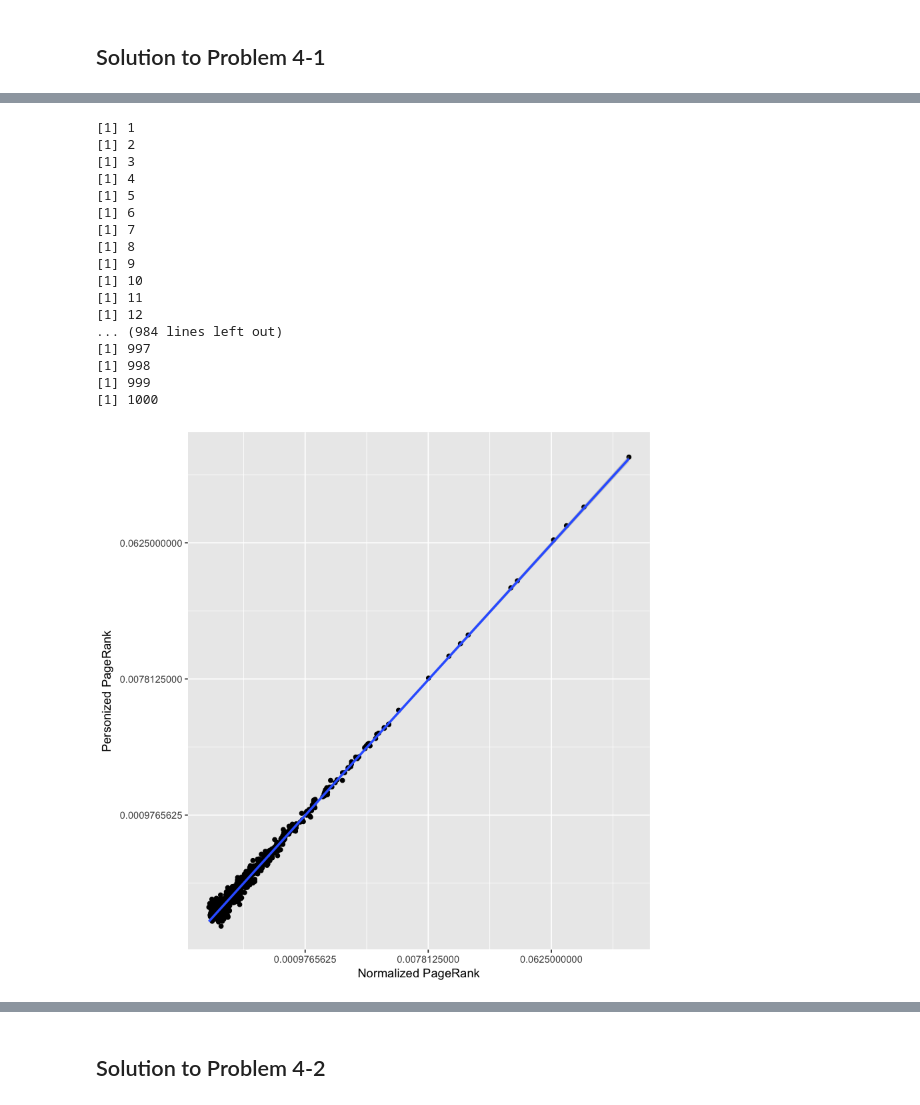
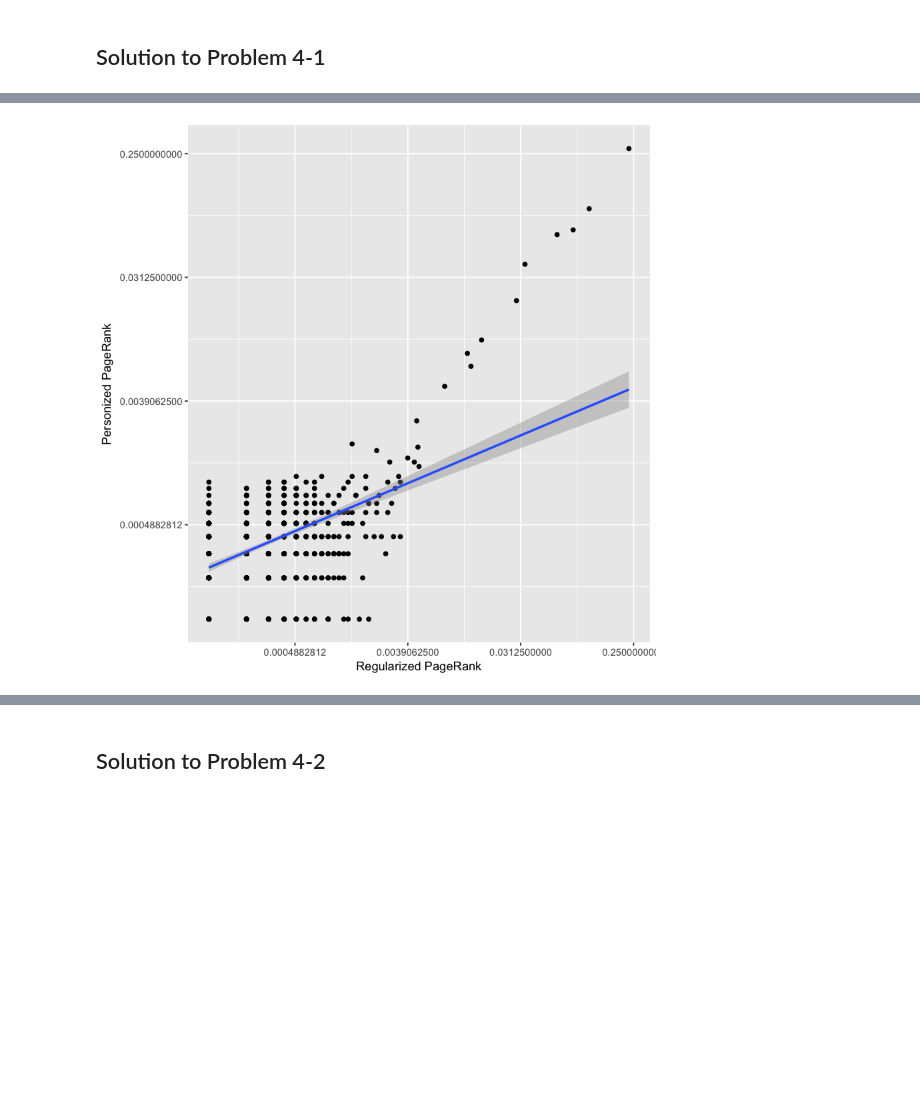
Before and after one commit to WuseFangtang/EE232E-1, a Jupyter notebook: project1/Problem 2-34.ipynb, the cells around one changed output, grey strips where cells are left out. Cells and saved outputs as stored; diff of their text form; code cells hidden in the pictures; blank space fills up the shorter version.

```diff
--- a/project1/Problem 2-34.ipynb
+++ b/project1/Problem 2-34.ipynb
@@ -251,46 +191,48 @@ norm_rank_df <- calc_tele(graph=g, num_step=1000, num_exp=1000, alpha=1/length(V
+# %%
+prob_set <- rep(1/1000,1000);
+for (i in seq(1, length(norm_rank_df$vertex))){
+    ind <- norm_rank_df[i,]$vertex;
+    pb <- norm_rank_df[i,]$probablity;
+    prob_set[ind] <- pb;
+}
 # %%
-personized_pr = function (graph, num_steps, start_node, alpha_set, prop=1){
+personized_pr = function (graph, num_steps, start_node, prob_set, alpha=0.15){
   # a simple implementation of teleportation
   transition_matrix <- create_transition_matrix(g);
   num_vertex <- length(V(graph)); # number of vertex
 
   v <- start_node;
-  path <- c()
   for(i in 1:num_steps){
     deg <- degree(graph, v, mode="out");
     if (deg == 0){
       # if it is in dead end
       v <- as.integer(runif(1, min=1, max=num_vertex+1));
-      path[i] <- v;
     }
     else{
       # or not dead
       rand_incident <- runif(1, min = 0, max = 1);
       # calculate alpha of vertex
-      alpha <- norm_rank_df$probablity[norm_rank_df$vertex == 10];
-      alpha <- alpha * prop;
       if (rand_incident >= alpha){
         PMF <- transition_matrix[v, ];
-        v <- sample(1:vcount(graph), 1, prob = PMF);
-        path[i] <- v;
+        PMFPP <- PMF * prob_set * (1 / sum(PMF * prob_set));
+        v <- sample(1:vcount(graph), 1, prob = PMFPP);
       }
       else{
         # w/ prob.=alpha, jump to random page
         v <- as.integer(runif(1, min=1, max=num_vertex+1));
-        path[i] <- v;
       }
     }
   }
 
-  return(path)
+  return(v)
 }
 # %%
-calc_tele_personized = function(graph, num_step, num_exp, alpha, prop=1){
+calc_tele_personized = function(graph, num_step, num_exp, prob_set, alpha=0.15){
   sum_path <- c();
   start_node <- as.integer(runif(num_exp,min=1,max=length(V(graph))+1));
   # do 10000 experimemnts
   for (i in seq(1,num_exp)){
-    path <- personized_pr(graph, start_node=start_node[i], num_steps=num_step, alpha_set=alpha, prop=prop);
+    path <- personized_pr(graph, start_node=start_node[i], num_steps=num_step, prob_set=prob_set, alpha=alpha);
     sum_path <- append(sum_path,path);
     #print(i)
   }
@@ -301,32 +243,15 @@ calc_tele_personized = function(graph, num_step, num_exp, alpha, prop=1){
 
   return(prob_vertex_df)
 }
+# %%
+personized_rk_df <- calc_tele_personized(g, num_step=1000, num_exp=10000, prob_set=prob_set,alpha=0.15);
+new_df <- merge(norm_rank_df, personized_rk_df, by="vertex");
 # %%
-personized_rk_df <- calc_tele_personized(g, num_step=1000, num_exp=1000, alpha=norm_rank_df, prop=0.5);
-new_df <- merge(norm_rank_df, personized_rk_df, by="vertex");
-
 # plot
 p <- ggplot(new_df, aes(x=probablity.x,y=probablity.y), alpha=0.5) + geom_point()
 p <- p + scale_x_continuous(trans='log2') + scale_y_continuous(trans='log2');
 p <- p + geom_smooth(method=lm);
-p <- p + labs(x="Normalized PageRank", y="Personized PageRank")
+p <- p + labs(x="Regularized PageRank", y="Personized PageRank")
 p
 # %% [output]
-[1] 1
-[1] 2
-[1] 3
-[1] 4
-[1] 5
-[1] 6
-[1] 7
-[1] 8
-[1] 9
-[1] 10
-[1] 11
-[1] 12
-... (984 lines left out)
-[1] 997
-[1] 998
-[1] 999
-[1] 1000
-[figure, old version]
+[figure, new version]
```
Also changed, not shown: parts of 23 cells of this notebook.
